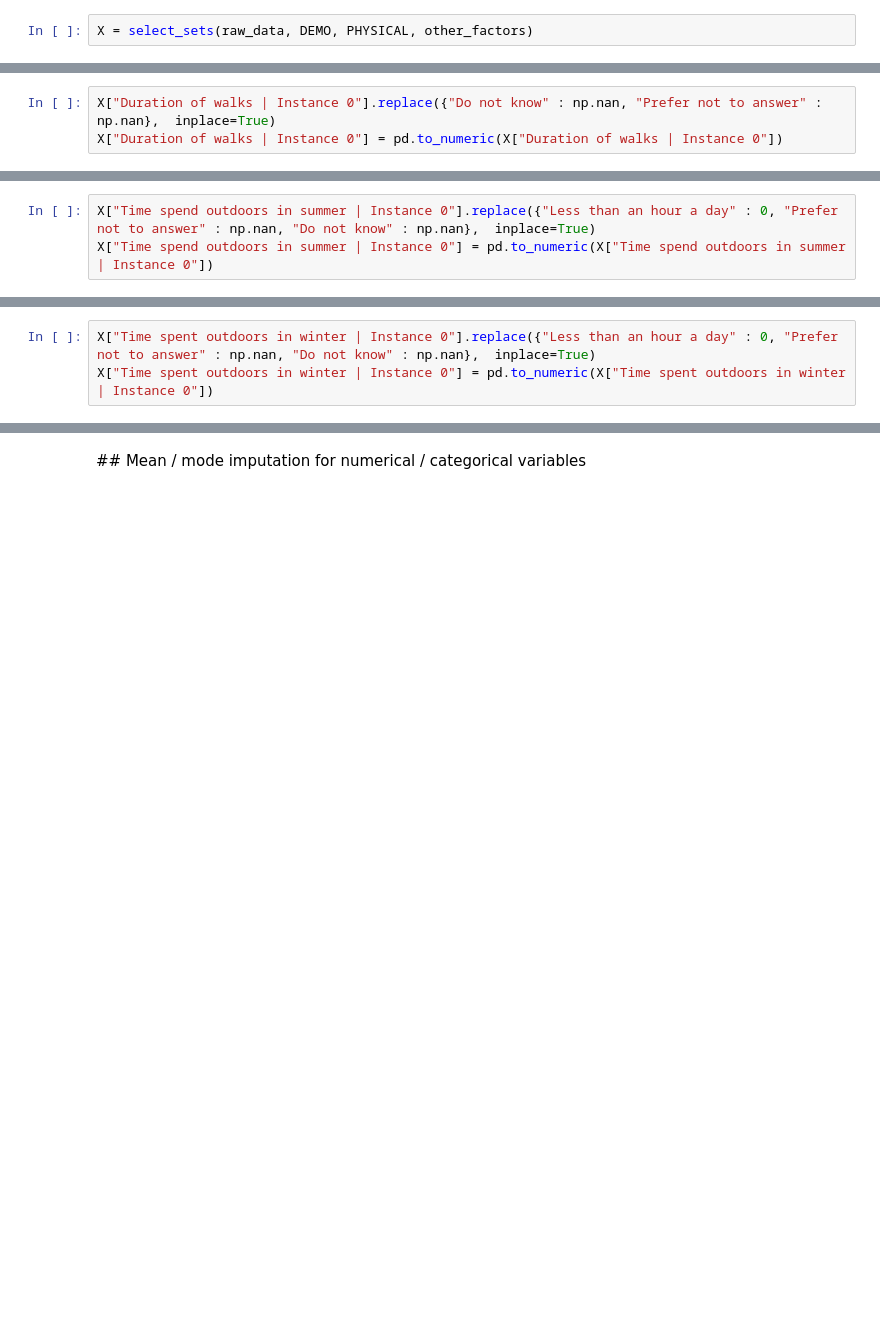
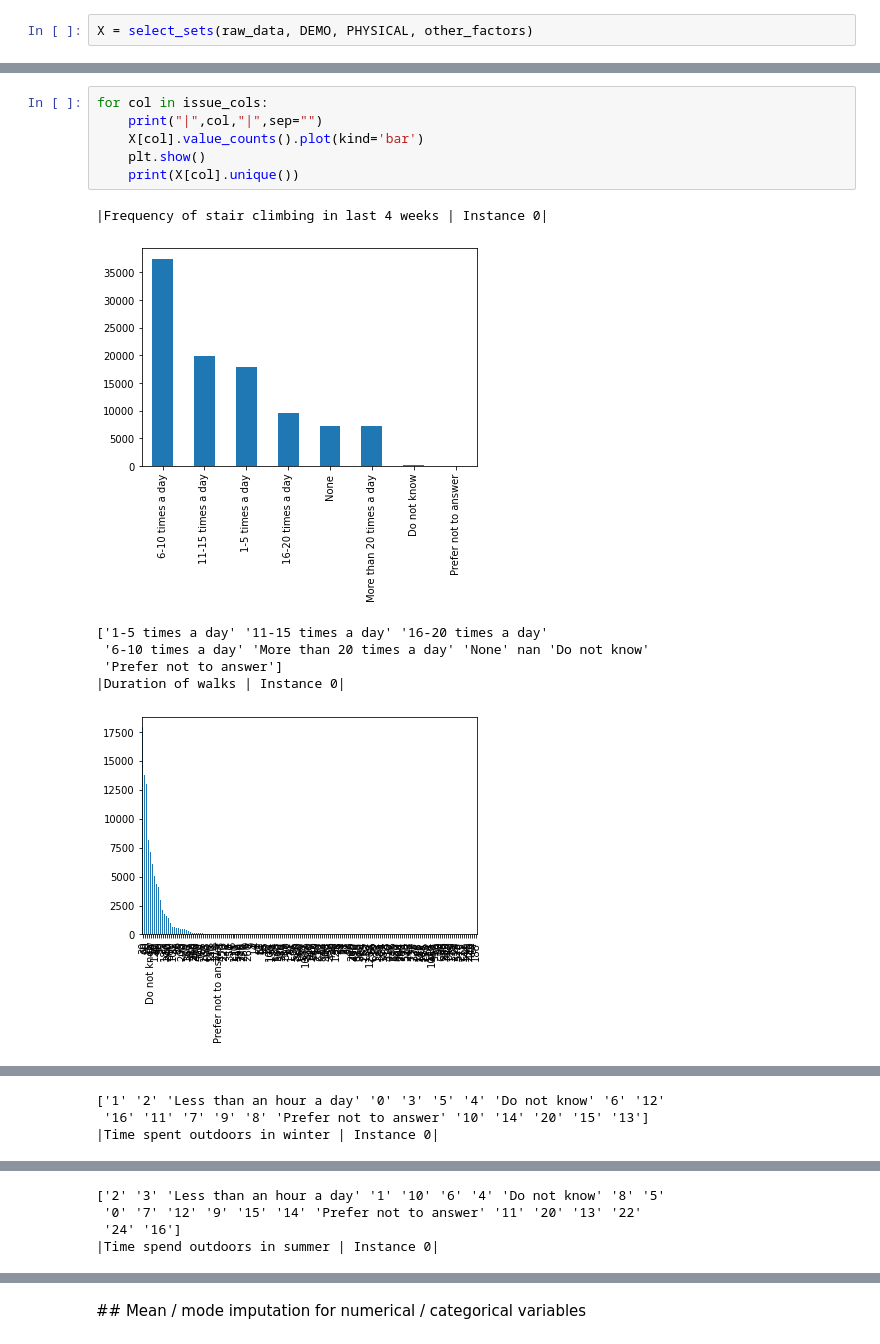
Before and after one commit to abramschon/accel, a Jupyter notebook: notebooks/exploratory_data_analysis.ipynb, the cells around one changed output, grey strips where cells are left out. Drawn from its saved outputs; the diff is of its cells as text; blank space fills up the shorter version.

```diff
--- a/notebooks/exploratory_data_analysis.ipynb
+++ b/notebooks/exploratory_data_analysis.ipynb
@@ -295,3 +281,0 @@ array(['40', '30', '60', '20', '120', '180', nan, '240', '15', '10', '75',
-# %%
-X["Duration of walks | Instance 0"].replace({"Do not know" : np.nan, "Prefer not to answer" : np.nan},  inplace=True)
-X["Duration of walks | Instance 0"] = pd.to_numeric(X["Duration of walks | Instance 0"])
@@ -315,3 +281,0 @@ array(['8', '6', '1', '3', '2', '10', '5', '4', 'Less than an hour a day',
-# %%
-X["Time spend outdoors in summer | Instance 0"].replace({"Less than an hour a day" : 0, "Prefer not to answer" : np.nan, "Do not know" : np.nan},  inplace=True)
-X["Time spend outdoors in summer | Instance 0"] = pd.to_numeric(X["Time spend outdoors in summer | Instance 0"])
@@ -331,3 +281,0 @@ array(['2', '3', 'Less than an hour a day', '1', '10', '6', '4',
-# %%
-X["Time spent outdoors in winter | Instance 0"].replace({"Less than an hour a day" : 0, "Prefer not to answer" : np.nan, "Do not know" : np.nan},  inplace=True)
-X["Time spent outdoors in winter | Instance 0"] = pd.to_numeric(X["Time spent outdoors in winter | Instance 0"])
@@ -341,0 +289,14 @@ Let's see where there are correlations between any of the variables and the outc
+# %%
+for col in issue_cols:
+    print("|",col,"|",sep="")
+    X[col].value_counts().plot(kind='bar')
+    plt.show()
+    print(X[col].unique())
+# %% [output]
+|Frequency of stair climbing in last 4 weeks | Instance 0|
+[figure, added]
+['1-5 times a day' '11-15 times a day' '16-20 times a day'
+ '6-10 times a day' 'More than 20 times a day' 'None' nan 'Do not know'
+ 'Prefer not to answer']
+|Duration of walks | Instance 0|
+[figure, added]
@@ -341,0 +319,3 @@ Let's see where there are correlations between any of the variables and the outc
+['1' '2' 'Less than an hour a day' '0' '3' '5' '4' 'Do not know' '6' '12'
+ '16' '11' '7' '9' '8' 'Prefer not to answer' '10' '14' '20' '15' '13']
+|Time spent outdoors in winter | Instance 0|
@@ -341,0 +323,4 @@ Let's see where there are correlations between any of the variables and the outc
+['2' '3' 'Less than an hour a day' '1' '10' '6' '4' 'Do not know' '8' '5'
+ '0' '7' '12' '9' '15' '14' 'Prefer not to answer' '11' '20' '13' '22'
+ '24' '16']
+|Time spend outdoors in summer | Instance 0|
```
Also changed, not shown: parts of 22 cells of this notebook, 1 other file.
